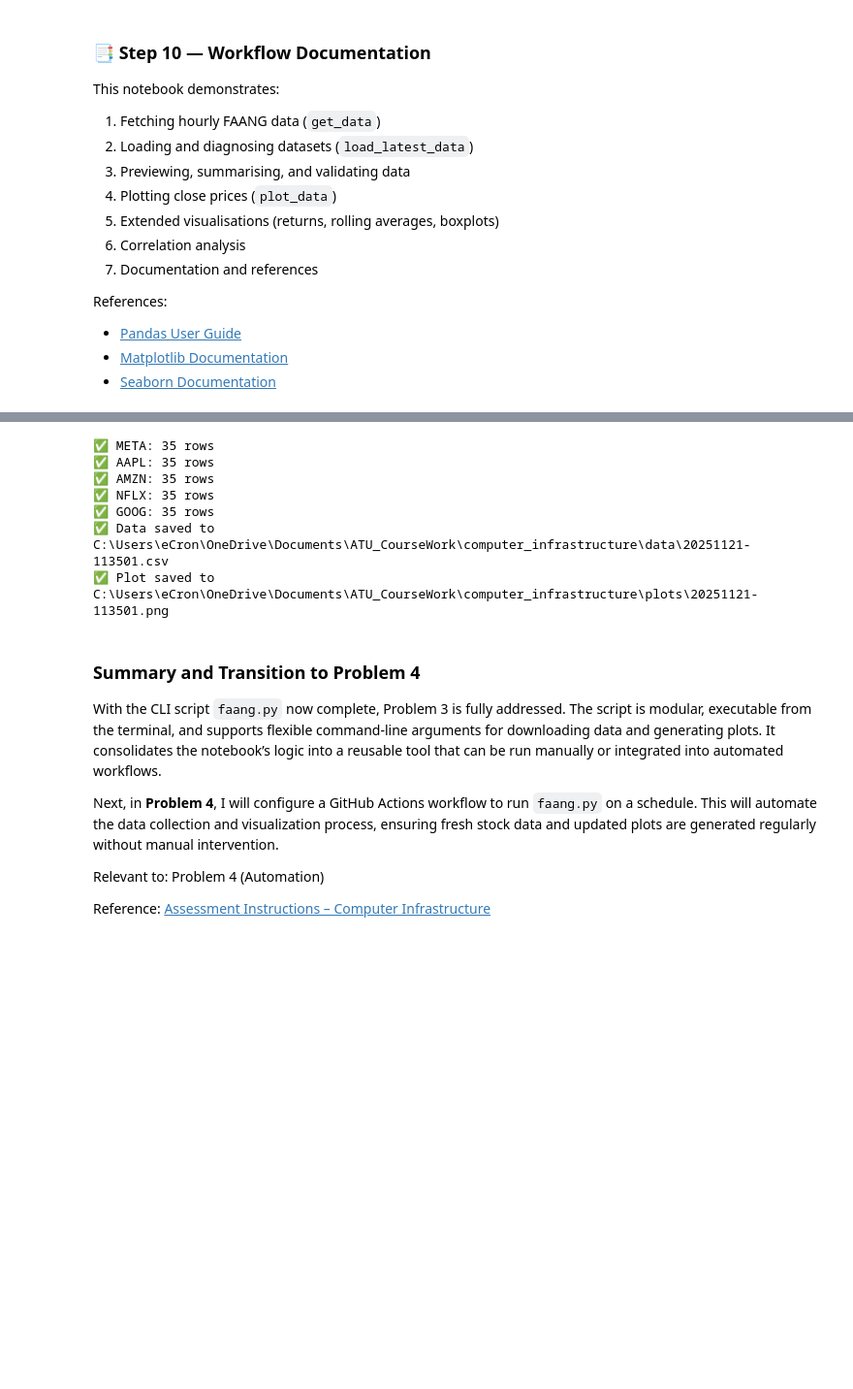
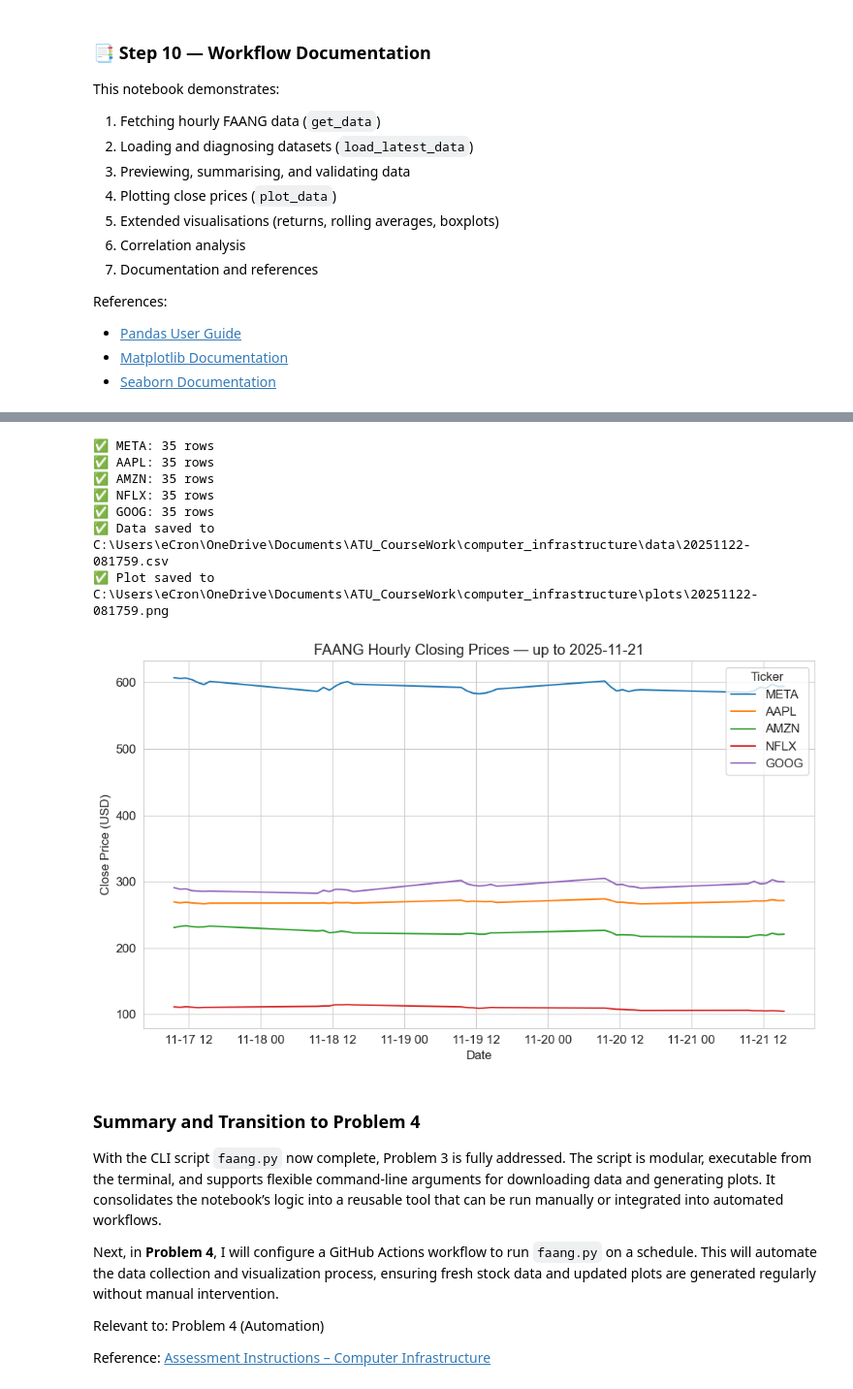
Before and after one commit to ECronin1973/computer_infrastructure, a Jupyter notebook: problems.ipynb, the cells around one changed output, grey strips where cells are left out. Shown at 97% size. Cells and saved outputs as stored; diff of their text form; code cells hidden in the pictures; blank space fills up the shorter version.

```diff
--- a/problems.ipynb
+++ b/problems.ipynb
@@ -824,7 +826,15 @@ References:
 - [Python CLI Design with argparse](https://realpython.com/command-line-interfaces-python-argparse/)
 - [Shebang Line Usage](https://realpython.com/python-shebang/)
 # %%
-# 🐍 faang.py — Script Code Cell
+# 🐍 faang.py — Script Code Cell (Notebook version with execution controls)
+
+# -------------------------------------------------
+# Notebook execution controls:
+# Set these flags to control whether the notebook generates a new CSV (Problem 1)
+# and/or produces the plot (Problem 3). Both default to False to prevent duplication
+# when the standalone script (faang.py) is also executed externally.
+RUN_PROBLEM_1 = False   # ✅ Default False — do NOT fetch/save a new CSV unless explicitly enabled
+RUN_PROBLEM_2 = False   # ✅ Default False — do NOT plot unless explicitly enabled
 
 #!/usr/bin/env python3
 """
@@ -913,7 +923,7 @@ def load_latest_data(tickers, folder='data'):
     data = {t: df[df["Ticker"] == t].copy() for t in tickers}
     return data
 
-def plot_close_prices(data, output_dir):
+def plot_close_prices(data, output_dir, show=False):
     """Plot hourly closing prices for FAANG tickers and save to plots/ folder."""
     fig, ax = plt.subplots()
     plotted = False
@@ -931,44 +941,67 @@ def plot_close_prices(data, output_dir):
 
     ax.set_xlabel("Date")
     ax.set_ylabel("Close Price (USD)")
 
     if plotted:
         ax.legend(title="Ticker", loc="best")
 
     # ✅ Use the last available date from the dataset for the title
     if last_date is not None:
         title_date = pd.to_datetime(last_date).strftime("%Y-%m-%d")
         ax.set_title(f"FAANG Hourly Closing Prices — up to {title_date}")
     else:
         ax.set_title("FAANG Hourly Closing Prices — No Data")
 
     ts = datetime.now(timezone.utc).strftime('%Y%m%d-%H%M%S')
     plot_path = output_dir / f"{ts}.png"
     fig.tight_layout()
     fig.savefig(plot_path, bbox_inches='tight')
-    plt.close(fig)
     print(f"✅ Plot saved to {plot_path}")
 
-# --- Script Execution ---
+    if show:
+        plt.show()
+    else:
+        plt.close(fig)
+
+# --- Notebook-controlled Execution ---
 def main():
-    """Run data download and plotting in sequence (Problems 1–3)."""
-    saved_file = save_hourly_data(TICKERS, DATA_DIR)
-    if not saved_file:
-        print("🚫 No data file saved. Exiting.")
-        return
-    data = load_latest_data(TICKERS, folder=str(DATA_DIR))
-    plot_close_prices(data, PLOTS_DIR)
+    """Run data download and plotting in sequence (Problems 1–3), controlled by flags."""
+    saved_file = None
+
+    # Problem 1 — Fetch and save CSV (optional)
+    if RUN_PROBLEM_1:
+        saved_file = save_hourly_data(TICKERS, DATA_DIR)
+        if not saved_file:
+            print("🚫 No data file saved. Exiting.")
+            return
+    else:
+        print("ℹ️ Problem 1 skipped — CSV not generated (RUN_PROBLEM_1 = False).")
+
+    # Problem 2 — Load latest CSV (only if we plan to plot or if reviewer wants to check data)
+    data = {}
+    if RUN_PROBLEM_2:
+        data = load_latest_data(TICKERS, folder=str(DATA_DIR))
+        if not data:
+            print("🚫 No CSV available to load for plotting. Enable RUN_PROBLEM_1 or ensure a CSV exists.")
+            return
+
+    # Problem 3 — Plot (optional)
+    if RUN_PROBLEM_2:
+        plot_close_prices(data, PLOTS_DIR, show=True)
+    else:
+        print("ℹ️ Problem 3 skipped — set RUN_PROBLEM_2 = True to generate and display the plot.")
 
 if __name__ == "__main__":
     main()
 # %% [output]
 ✅ META: 35 rows
 ✅ AAPL: 35 rows
 ✅ AMZN: 35 rows
 ✅ NFLX: 35 rows
 ✅ GOOG: 35 rows
-✅ Data saved to C:\Users\eCron\OneDrive\Documents\ATU_CourseWork\computer_infrastructure\data\20251121-113501.csv
-✅ Plot saved to C:\Users\eCron\OneDrive\Documents\ATU_CourseWork\computer_infrastructure\plots\20251121-113501.png
+✅ Data saved to C:\Users\eCron\OneDrive\Documents\ATU_CourseWork\computer_infrastructure\data\20251122-081759.csv
+✅ Plot saved to C:\Users\eCron\OneDrive\Documents\ATU_CourseWork\computer_infrastructure\plots\20251122-081759.png
+[figure, added]
 # %% [markdown]
 ### Summary and Transition to Problem 4
 
```
Also changed, not shown: parts of 9 cells of this notebook, 19 other files.
